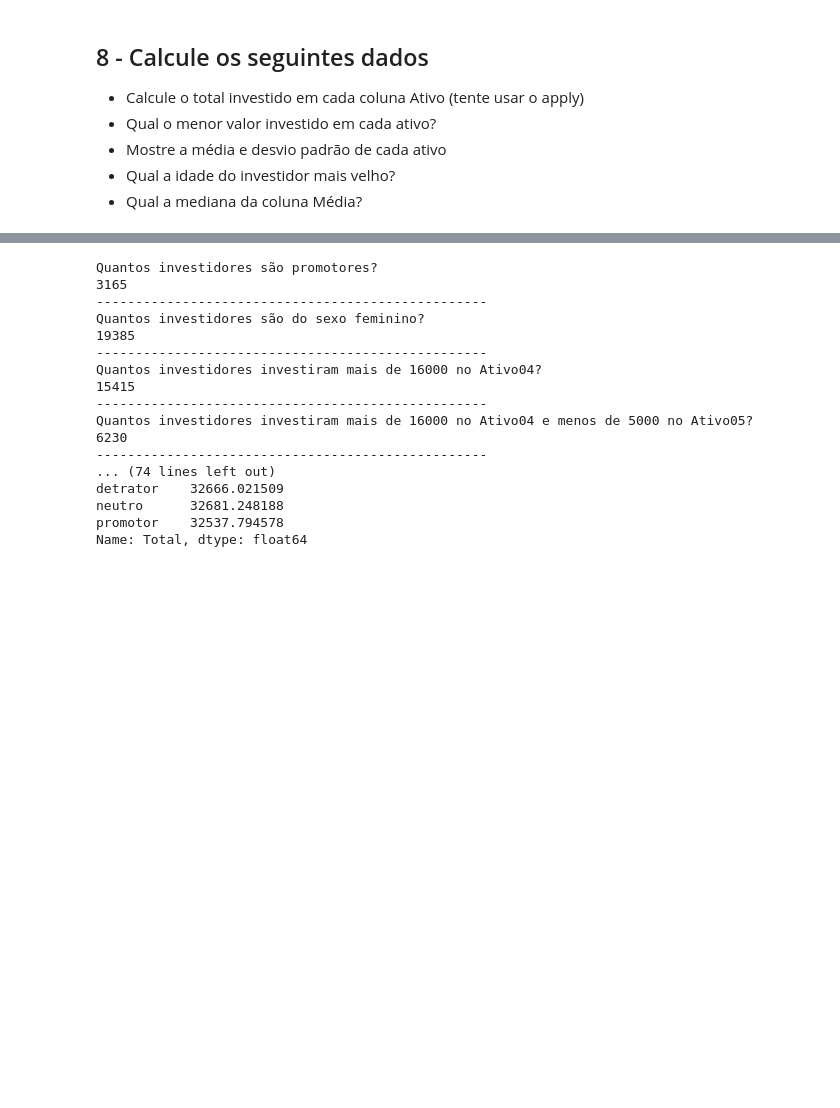
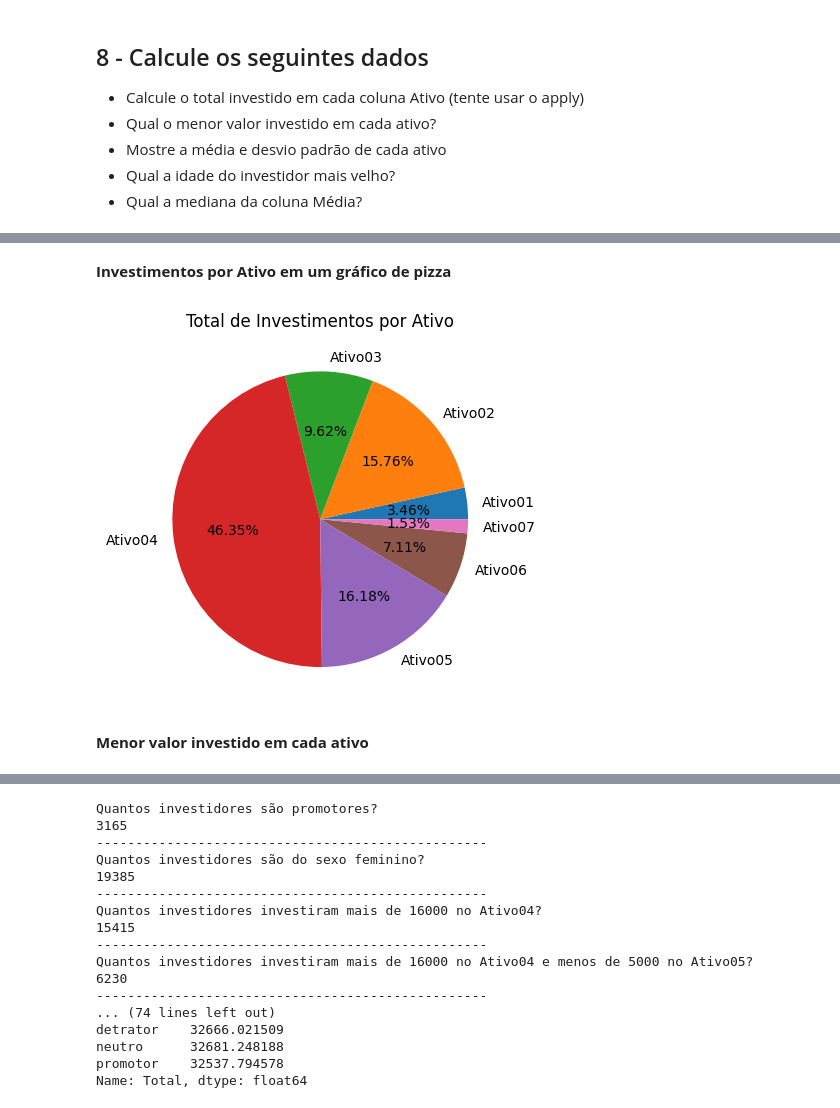
Before and after one commit to castroavila/projeto_aplicado_modulo_3, a Jupyter notebook: Proj 1 - pandas - notebook.ipynb, the cells around one changed output, grey strips where cells are left out. Cells and saved outputs as stored; diff of their text form; code cells hidden in the pictures; blank space fills up the shorter version.

```diff
--- a/Proj 1 - pandas - notebook.ipynb
+++ b/Proj 1 - pandas - notebook.ipynb
@@ -302,24 +335,27 @@ invest_cadastro['Dominio'] = invest_cadastro['Email'].apply(
     lambda x: x.split('@')[0]
 )
 
-invest_cadastro = invest_cadastro.rename(columns={'Salario': 'Renda'})
+# Coluna "Renda"
+invest_cadastro = invest_cadastro.rename(columns={'Salario' : 'Renda'})
 invest_cadastro['Renda'] = invest_cadastro['Renda'].apply(
     lambda x: x.replace('$', '')
 )
 invest_cadastro['Renda'] = invest_cadastro['Renda'].astype('float')
 
+# Coluna "Sexo"
 mapper = {'Masc': 'Masculino', 'Fem': 'Feminino'}
 invest_cadastro['Sexo'] = invest_cadastro['Sexo'].map(mapper)
 
 invest_cadastro['Media'] = invest_cadastro['Media'].astype('int')
 
-invest_cadastro['NPS'] = invest_cadastro['Media'].apply(
-    lambda x: 'promotor'
-    if x >= 80
-    else 'neutro'
-    if x >= 50 and x < 80
-    else 'detrator'
-)
+def definir_nps(media):
+    if media >= 80:
+        return 'promotor'
+    elif 50 <= media < 80:
+        return 'neutro'
+    return 'detrator'
+
+invest_cadastro['NPS'] = invest_cadastro['Media'].apply(definir_nps)
 # %% [markdown]
 ## 8 - Calcule os seguintes dados
 - Calcule o total investido em cada coluna Ativo (tente usar o apply)
@@ -329,0 +382,16 @@ invest_cadastro['NPS'] = invest_cadastro['Media'].apply(
+# %% [markdown]
+**Investimentos por Ativo em um gráfico de pizza**
+# %%
+# Total dos investimentos por ativo na representação de um gráfico de pizza
+labels = total_invest_ativo.index.tolist()
+values = total_invest_ativo.values
+
+plt.pie(values, labels=labels, autopct='%1.2f%%')
+
+plt.title('Total de Investimentos por Ativo')
+
+plt.show()
+# %% [output]
+[figure, added]
+# %% [markdown]
+**Menor valor investido em cada ativo**
```
Also changed, not shown: parts of 32 cells of this notebook.
